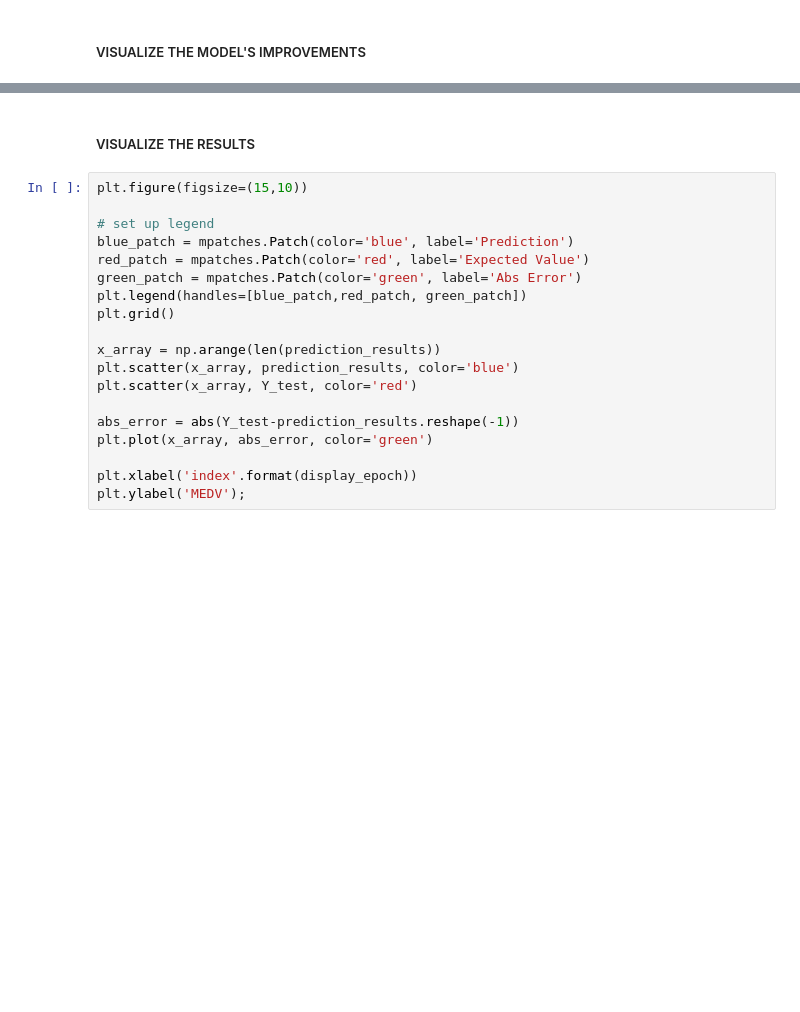
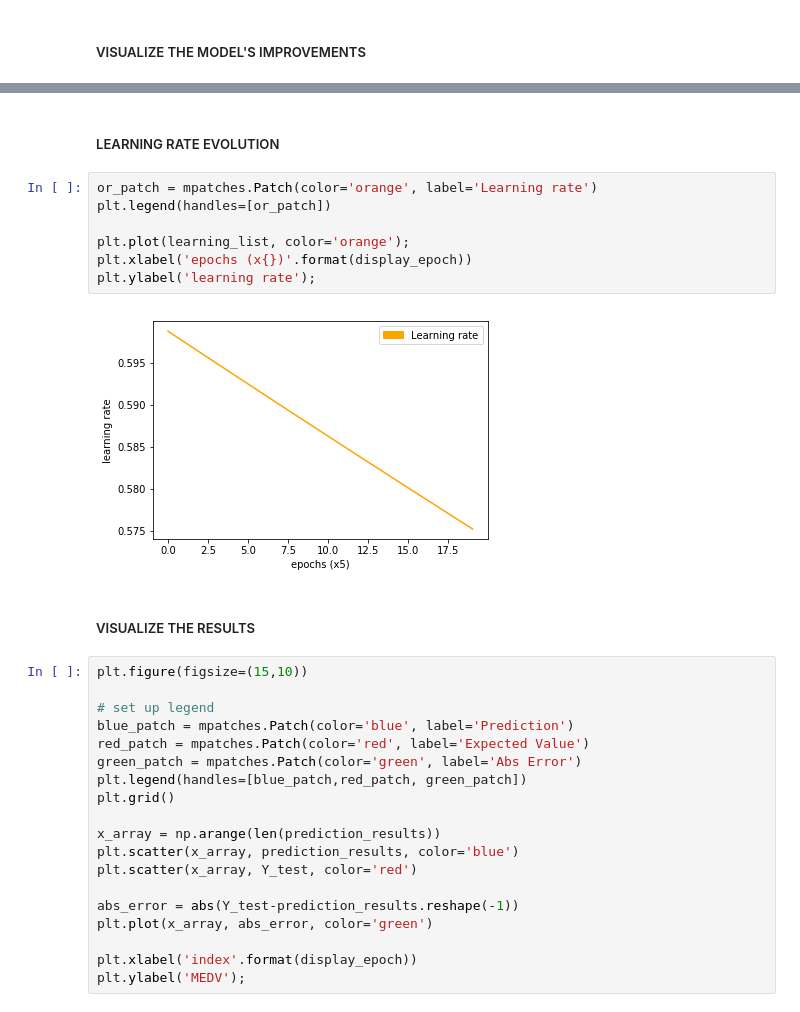
Before and after one commit to caroluidhao/mlp-house-price-prediction, a Jupyter notebook: mlp-house-price-prediction.ipynb, the cells around one changed output, grey strips where cells are left out. Cells and saved outputs as stored; diff of their text form; blank space fills up the shorter version.

```diff
--- a/mlp-house-price-prediction.ipynb
+++ b/mlp-house-price-prediction.ipynb
@@ -269,3 +302,14 @@ plt.ylabel('MSE [minimize]');
+# %% [markdown]
+##### LEARNING RATE EVOLUTION
+# %%
+or_patch = mpatches.Patch(color='orange', label='Learning rate')
+plt.legend(handles=[or_patch])
+
+plt.plot(learning_list, color='orange');
+plt.xlabel('epochs (x{})'.format(display_epoch))
+plt.ylabel('learning rate');
+# %% [output]
+[figure, added]
 # %% [markdown]
 ##### VISUALIZE THE RESULTS
 # %%
```
Also changed, not shown: parts of 7 cells of this notebook, 1 other file.
